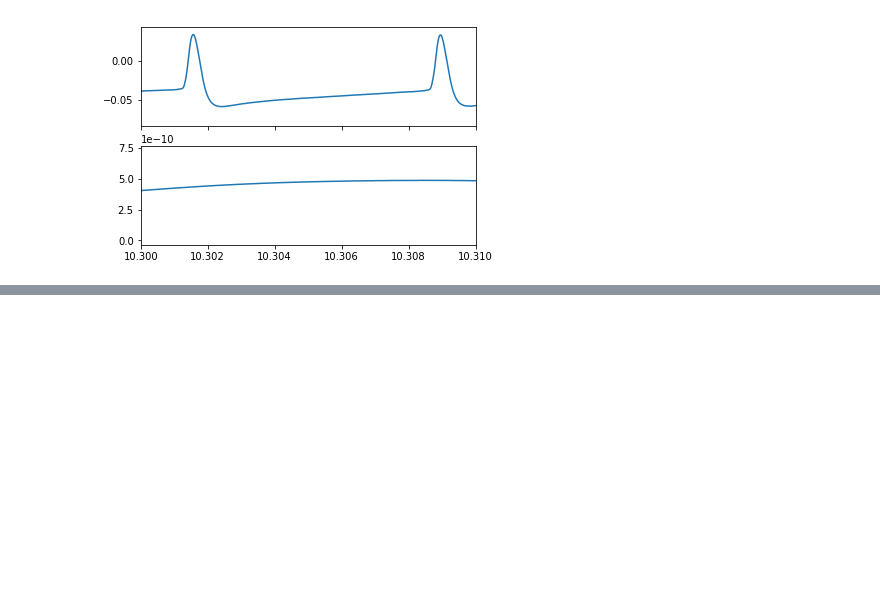
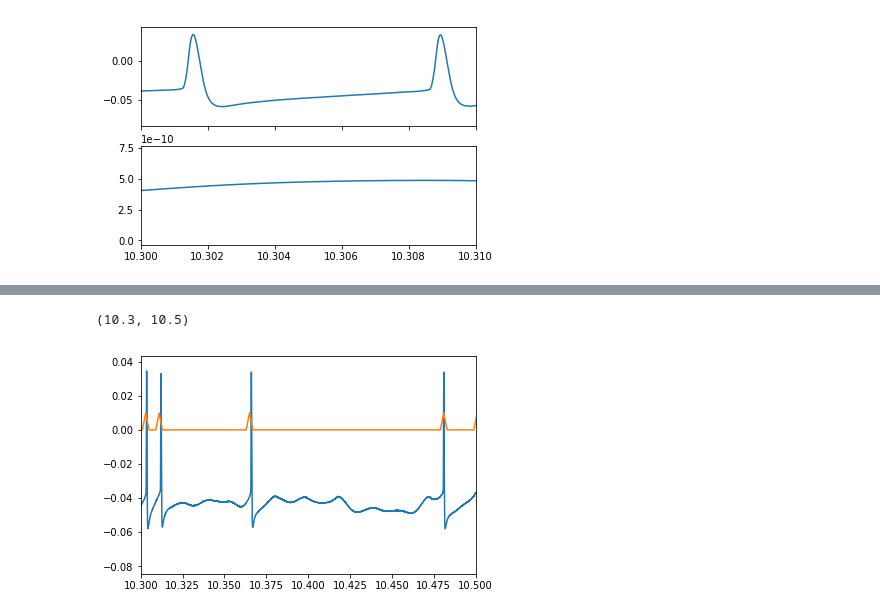
Before and after one commit to zdeblick/fun-con, a Jupyter notebook: CellTypePriors.ipynb, the cells around one changed output, grey strips where cells are left out. Drawn from its saved outputs; the diff is of its cells as text; code cells hidden in the pictures; blank space fills up the shorter version.

```diff
--- a/CellTypePriors.ipynb
+++ b/CellTypePriors.ipynb
@@ -130,0 +131,7 @@ plt.xlim([10.3,10.35])
+# %%
+plt.plot(t,sweeps[0]['response'])
+plt.plot((np.arange(0,binned_stim.shape[0])+0.5)*bin_len,binned_spikes*0.01)
+plt.xlim([10.3,10.5])
+# %% [output]
+(10.3, 10.5)
+[figure, added]
```
Also changed, not shown: parts of 5 cells of this notebook.
